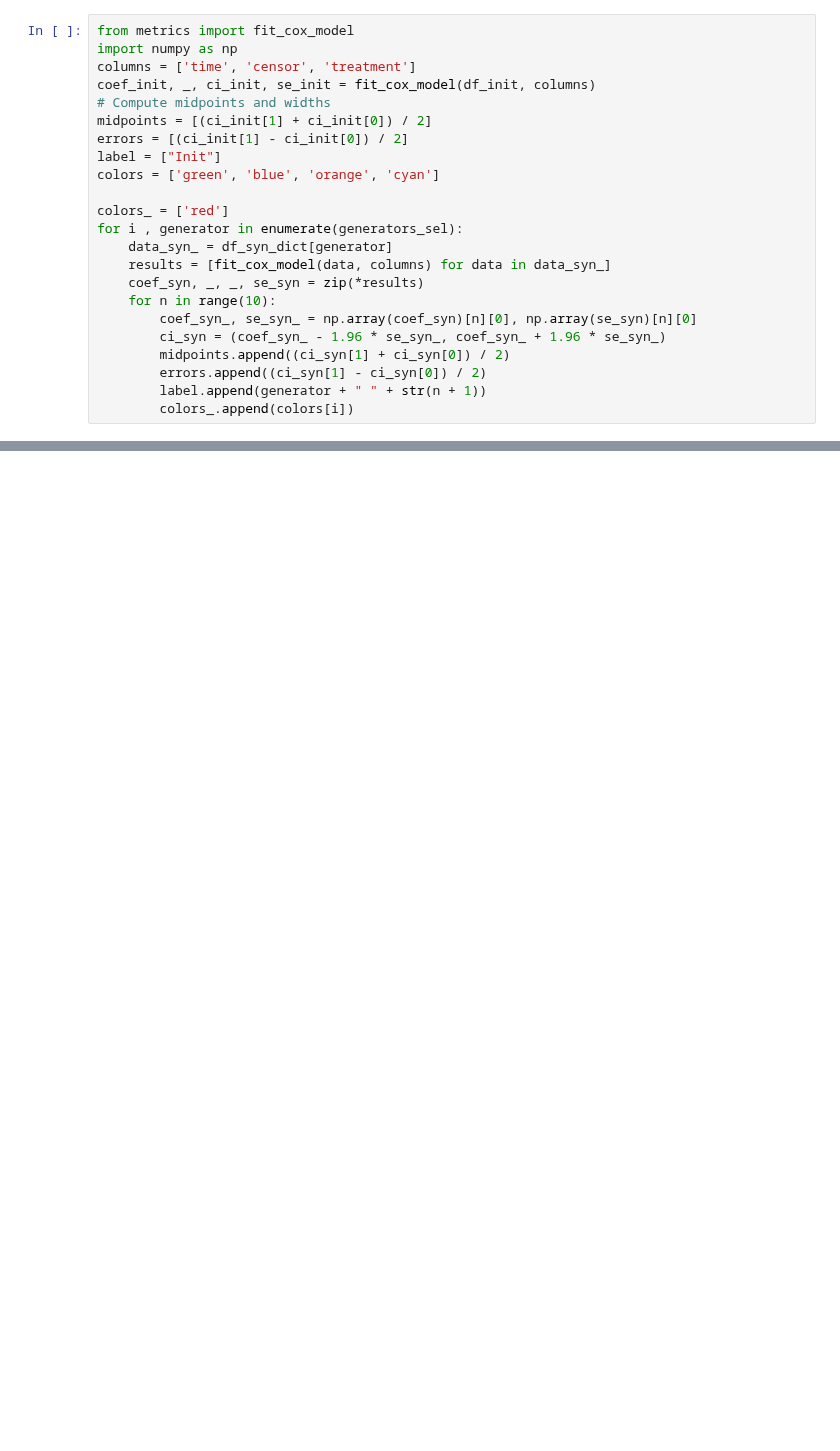
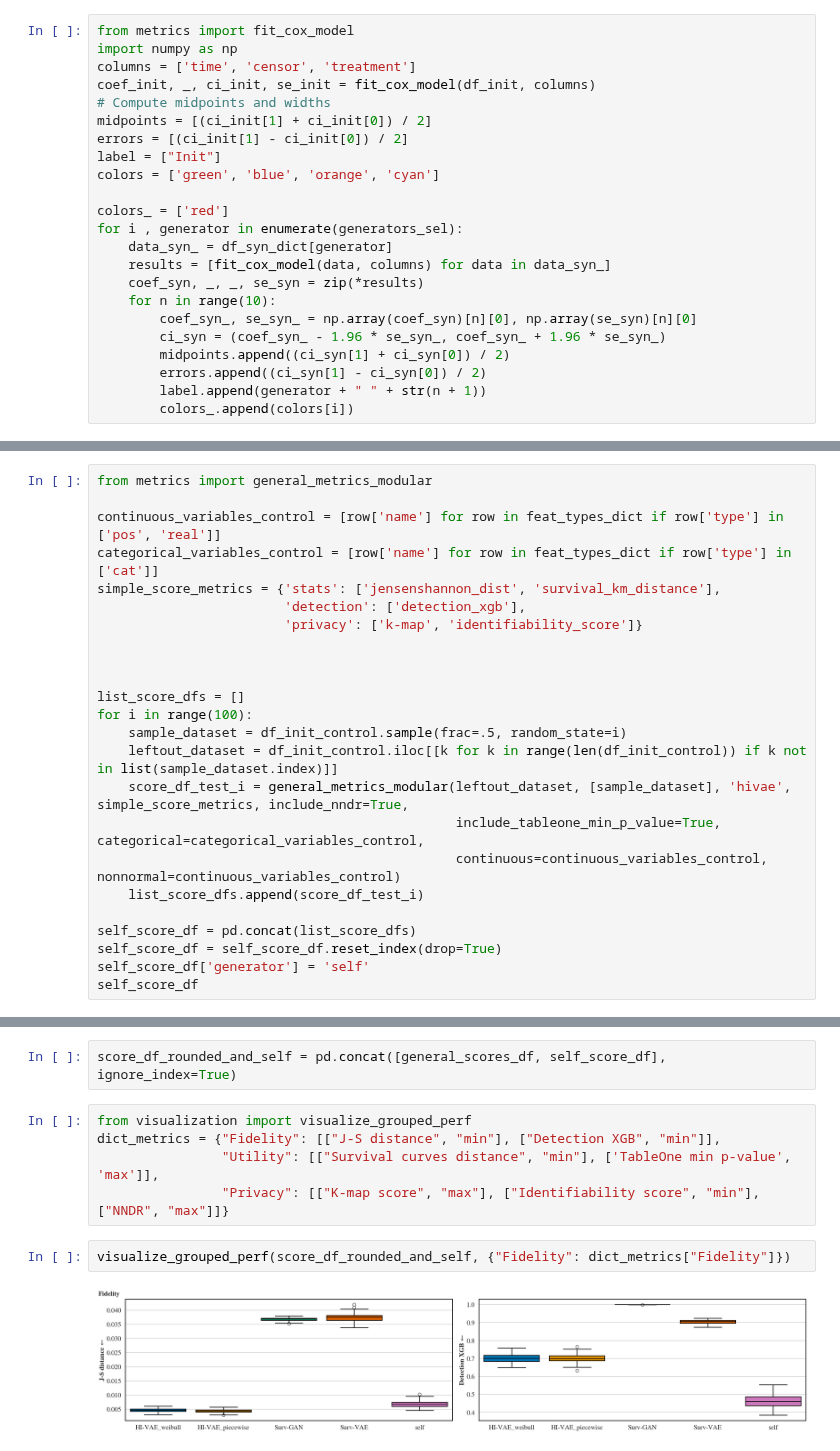
Before and after one commit to aguilloux/survgen-clinical-trials, a Jupyter notebook: tutorials/tutorial_NCT00113763_compare.ipynb, the cells around one changed output, grey strips where cells are left out. Cells and saved outputs as stored; diff of their text form; blank space fills up the shorter version.

```diff
--- a/tutorials/tutorial_NCT00113763_compare.ipynb
+++ b/tutorials/tutorial_NCT00113763_compare.ipynb
@@ -244,0 +246,24 @@ plt.show()
+# %%
+from metrics import general_metrics_modular
+
+continuous_variables_control = [row['name'] for row in feat_types_dict if row['type'] in ['pos', 'real']]
+categorical_variables_control = [row['name'] for row in feat_types_dict if row['type'] in ['cat']]
+simple_score_metrics = {'stats': ['jensenshannon_dist', 'survival_km_distance'],
+                        'detection': ['detection_xgb'],
+                        'privacy': ['k-map', 'identifiability_score']}
+
+
+
+list_score_dfs = []
+for i in range(100):
+    sample_dataset = df_init_control.sample(frac=.5, random_state=i)
+    leftout_dataset = df_init_control.iloc[[k for k in range(len(df_init_control)) if k not in list(sample_dataset.index)]]
+    score_df_test_i = general_metrics_modular(leftout_dataset, [sample_dataset], 'hivae', simple_score_metrics, include_nndr=True,
+                                              include_tableone_min_p_value=True, categorical=categorical_variables_control,
+                                              continuous=continuous_variables_control, nonnormal=continuous_variables_control)
+    list_score_dfs.append(score_df_test_i)
+
+self_score_df = pd.concat(list_score_dfs)
+self_score_df = self_score_df.reset_index(drop=True)
+self_score_df['generator'] = 'self'
+self_score_df
@@ -244,0 +295,11 @@ plt.show()
+# %%
+score_df_rounded_and_self = pd.concat([general_scores_df, self_score_df], ignore_index=True)
+# %%
+from visualization import visualize_grouped_perf
+dict_metrics = {"Fidelity": [["J-S distance", "min"], ["Detection XGB", "min"]],
+                "Utility": [["Survival curves distance", "min"], ['TableOne min p-value', 'max']],
+                "Privacy": [["K-map score", "max"], ["Identifiability score", "min"], ["NNDR", "max"]]}
+# %%
+visualize_grouped_perf(score_df_rounded_and_self, {"Fidelity": dict_metrics["Fidelity"]})
+# %% [output]
+[figure, added]
```
Also changed, not shown: parts of 11 cells of this notebook, 1 other file.
